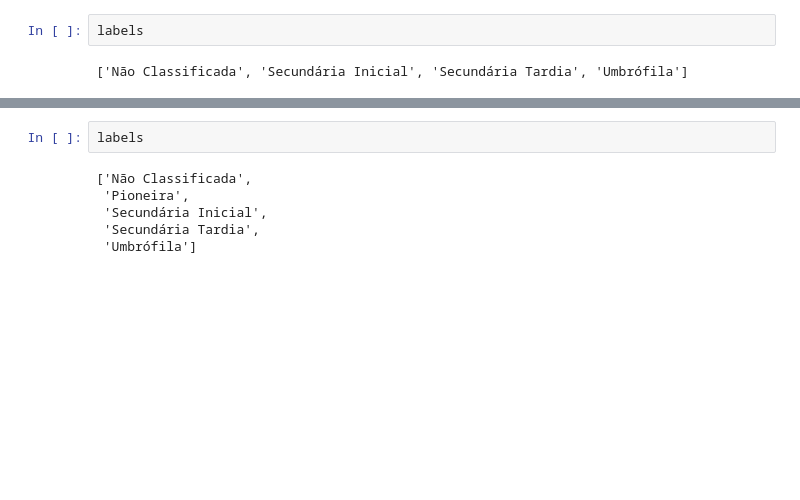
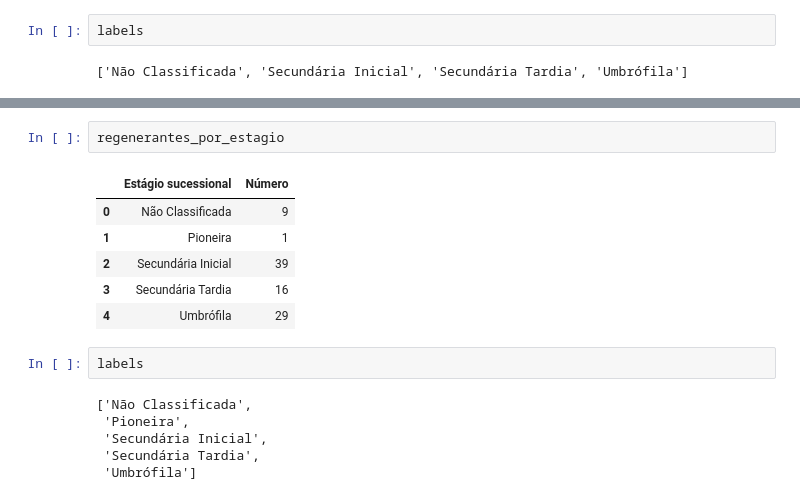
Before and after one commit to taniagmangolini/PalmeiraLequeDaChinaPEC, a Jupyter notebook: analise_palm_6m.ipynb, the cells around one changed output, grey strips where cells are left out. Drawn from its saved outputs; the diff is of its cells as text; blank space fills up the shorter version.

```diff
--- a/analise_palm_6m.ipynb
+++ b/analise_palm_6m.ipynb
@@ -467,3 +485,12 @@ plt.show()
+# %%
+regenerantes_por_estagio
+# %% [output]
+|  | Estágio sucessional | Número |
+| 0 | Não Classificada | 9 |
+| 1 | Pioneira | 1 |
+| 2 | Secundária Inicial | 39 |
+| 3 | Secundária Tardia | 16 |
+| 4 | Umbrófila | 29 |
 # %%
 labels
 # %% [output]
```
Also changed, not shown: parts of 25 cells of this notebook, 2 other files.
